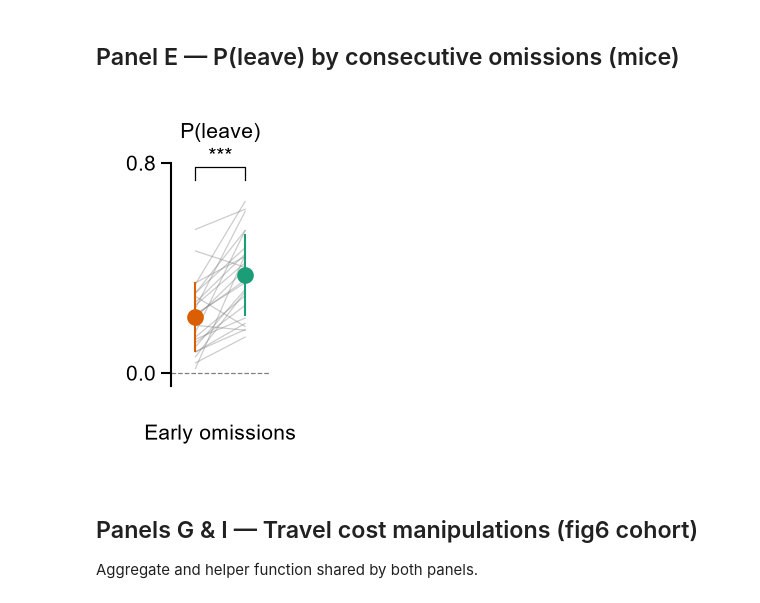
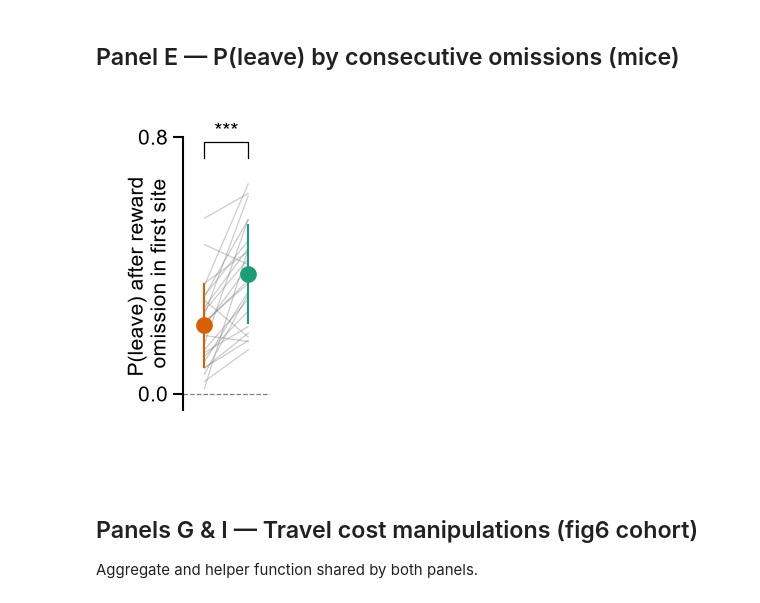
Before and after one commit to lauradriscoll/cosyne2026_adaptive_behavior, a Jupyter notebook: figures/fig2/make_panels_fig2.ipynb, the cells around one changed output. Cells and saved outputs as stored; diff of their text form; code cells hidden in the pictures.

```diff
--- a/figures/fig2/make_panels_fig2.ipynb
+++ b/figures/fig2/make_panels_fig2.ipynb
@@ -405,37 +413,37 @@ for hue in hue_order:
         x_pos = tick_to_int[cf] + hue_offset[hue]
         ax.errorbar(
             x_pos, subset.mean(), yerr=subset.std(),
             fmt="o", color=palette_f[hue], markersize=3,
             capsize=0, capthick=0, elinewidth=0.5, zorder=10,
             label=hue if cf == x_ticks[0] else "",
         )
 
 bracket_h, y_pad = 0.05, 0.08
 for cf, p in {k: v for k, v in pvals.items() if k in cf_list}.items():
     if pd.isna(p):
         continue
     sig = "***" if p < 0.001 else ("**" if p < 0.01 else ("*" if p < 0.05 else "ns"))
     xi = tick_to_int[cf]
     x1, x2 = xi + hue_offset["90"], xi + hue_offset["60"]
     y_top = plot_sub.loc[plot_sub["consecutive_failures"] == cf, "leave_probability"].max()
     y_bar = y_top + y_pad
     ax.plot([x1, x1, x2, x2], [y_bar, y_bar + bracket_h, y_bar + bracket_h, y_bar], color="black")
     ax.text((x1 + x2) / 2, y_bar + bracket_h, sig, ha="center", va="bottom")
 
 ax.set_xticks([hue_offset[h] for h in hue_order], hue_order)  # same ticks as B, drawn white
 ax.set_xlim(x_lim)
 ax.set_ylim(-0.05, 0.8)
 ax.set_yticks([0, 0.8])
-ax.set_xlabel("Early omissions")
-ax.set_title("P(leave)")
+ax.set_xlabel("")
+ax.set_ylabel("P(leave) after reward \nomission in first site", labelpad=-8)
 ax.hlines(0, x_lim[0], x_lim[1], colors="grey", linestyles="dashed")
 sns.despine(ax=ax, bottom=True)  # also hide the x axis line
-ax.tick_params(axis="x", colors="white", bottom=True)  # white ticks/labels, as in B
+ax.tick_params(axis="x", colors="white", bottom=True)
 plt.tight_layout()
 plt.show()
 save_panel(fig, PANELS_DIR / "fig2_C.pdf")
 # %% [output]
-[figure, old version]
+[figure, new version]
 # %% [markdown]
 ## Panels G & I — Travel cost manipulations (fig6 cohort)
 
```
Also changed, not shown: parts of 7 cells of this notebook, 19 other files.
